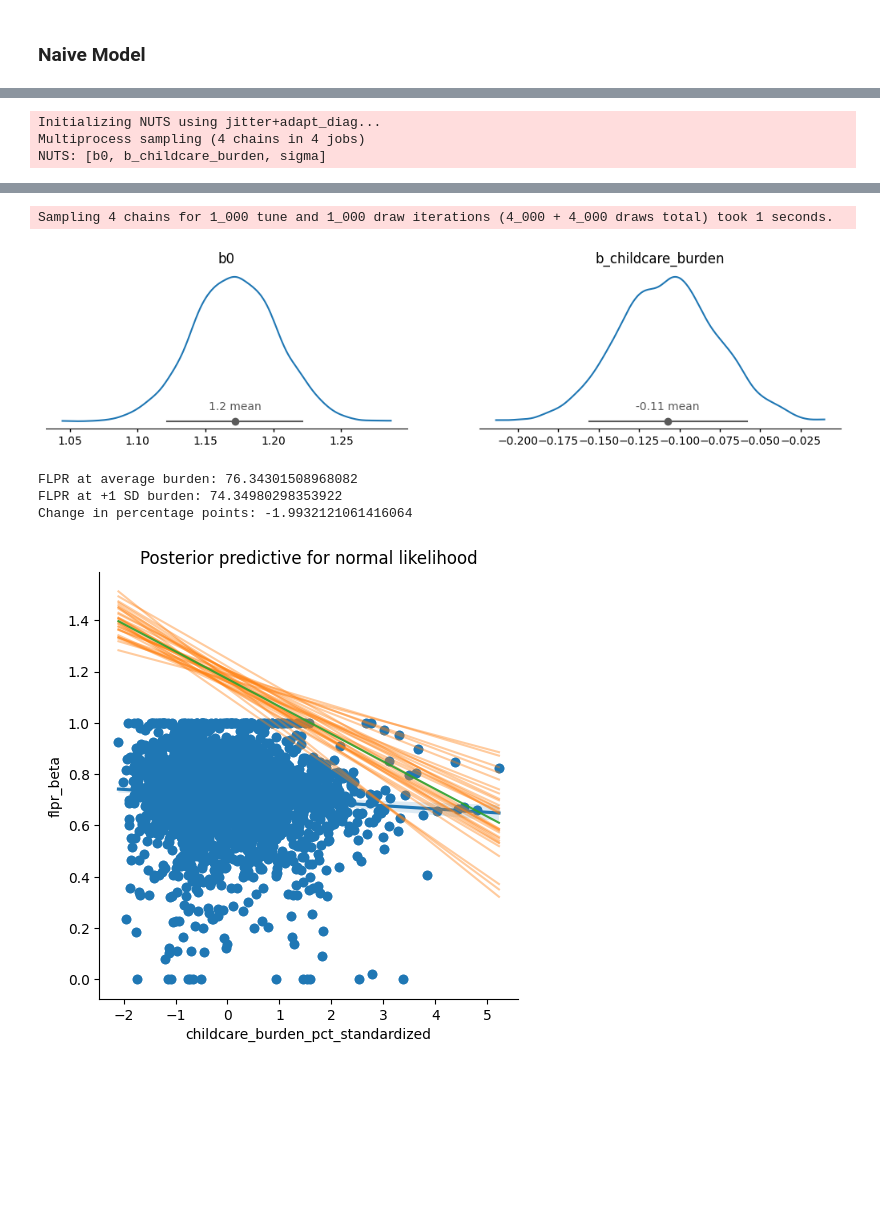
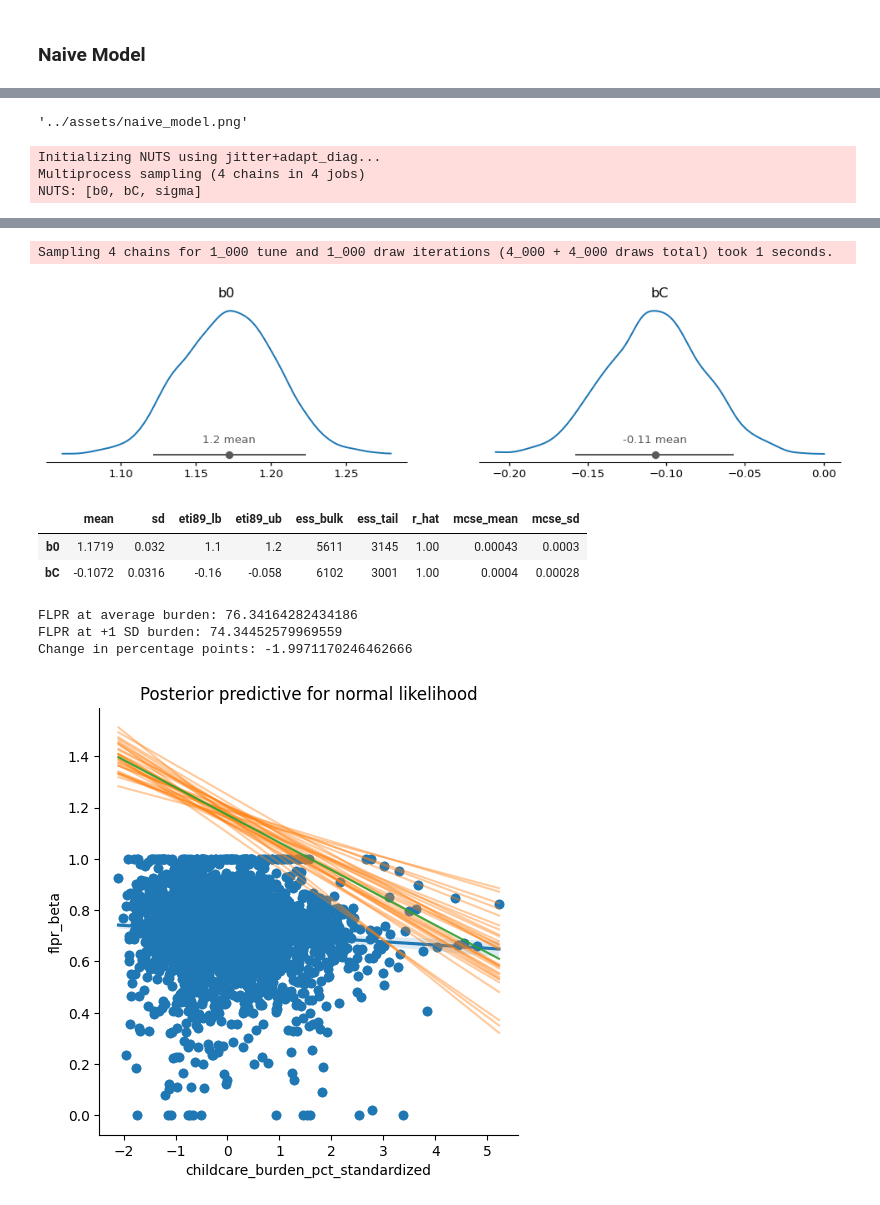
Before and after one commit to emilylmitchum/dsan5650-final-project, a Jupyter notebook: code/eda.ipynb, the cells around one changed output, grey strips where cells are left out. Cells and saved outputs as stored; diff of their text form; code cells hidden in the pictures; blank space fills up the shorter version.

```diff
--- a/code/eda.ipynb
+++ b/code/eda.ipynb
@@ -406,10 +406,10 @@ with pm.Model(coords=coords) as naive_model:
     # Priors
     b0 = pm.Normal("b0", mu=logit(0.70), sigma=0.25,)
 
-    b_childcare_burden = pm.Normal("b_childcare_burden",mu=0,sigma=0.15,)
+    bC = pm.Normal("bC",mu=0,sigma=0.15,)
 
     # Expected outcome on the logit scale
-    mu_logit = pm.Deterministic("mu_logit", b0 + b_childcare_burden * childcare_burden, dims="counties",)
+    mu_logit = pm.Deterministic("mu_logit", b0 + bC * childcare_burden, dims="counties",)
 
     # Residual variation on the logit scale
     sigma = pm.HalfNormal("sigma", sigma=1 )
@@ -435,29 +435,39 @@ NUTS: [b0, b_childcare_burden, sigma]
 [interactive output not drawn]
 Sampling 4 chains for 1_000 tune and 1_000 draw iterations (4_000 + 4_000 draws total) took 1 seconds.
 [drawing not drawn]
+# %%
+naive_graph.render('../assets/naive_model', format='png')
+# %% [output]
+'../assets/naive_model.png'
 # %%
 with naive_model:
   naive_idata = pm.sample()
 
 az.plot_dist(
   naive_idata.posterior,
-  var_names=['b0','b_childcare_burden'],
+  var_names=['b0','bC']
 );
 
 plt.show()
 # %% [output]
 Initializing NUTS using jitter+adapt_diag...
 Multiprocess sampling (4 chains in 4 jobs)
-NUTS: [b0, b_childcare_burden, sigma]
+NUTS: [b0, bC, sigma]
 [interactive output not drawn]
 [interactive output not drawn]
 Sampling 4 chains for 1_000 tune and 1_000 draw iterations (4_000 + 4_000 draws total) took 1 seconds.
-[figure, old version]
+[figure, new version]
+# %%
+az.summary(naive_idata, var_names=['b0','bC'])
+# %% [output]
+|  | mean | sd | eti89_lb | eti89_ub | ess_bulk | ess_tail | r_hat | mcse_mean | mcse_sd |
+| b0 | 1.1719 | 0.032 | 1.1 | 1.2 | 5611 | 3145 | 1.00 | 0.00043 | 0.0003 |
+| bC | -0.1072 | 0.0316 | -0.16 | -0.058 | 6102 | 3001 | 1.00 | 0.0004 | 0.00028 |
 # %%
 from scipy.special import expit
 
 b0_mean = naive_idata.posterior["b0"].mean().item()
-b_childcare_burden_mean = naive_idata.posterior["b_childcare_burden"].mean().item()
+b_childcare_burden_mean = naive_idata.posterior["bC"].mean().item()
 
 flpr_average_burden = expit(b0_mean)
 flpr_one_sd_higher = expit(b0_mean + b_childcare_burden_mean)
@@ -468,9 +478,9 @@ print("FLPR at average burden:", flpr_average_burden * 100)
 print("FLPR at +1 SD burden:", flpr_one_sd_higher * 100)
 print("Change in percentage points:", change_pp)
 # %% [output]
-FLPR at average burden: 76.34301508968082
-FLPR at +1 SD burden: 74.34980298353922
-Change in percentage points: -1.9932121061416064
+FLPR at average burden: 76.34164282434186
+FLPR at +1 SD burden: 74.34452579969559
+Change in percentage points: -1.9971170246462666
 # %%
 post = az.extract(naive_idata.posterior, num_samples=30)
 
```
Also changed, not shown: parts of 13 cells of this notebook, 40 other files.
